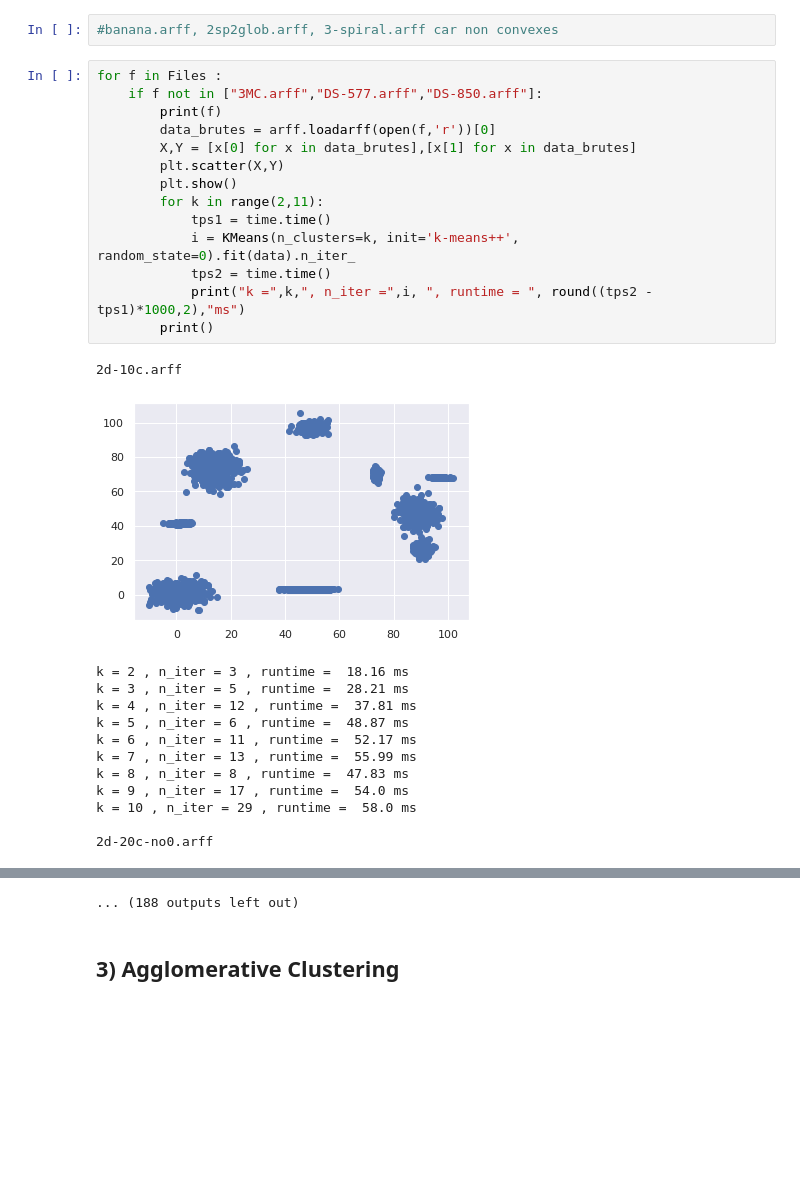
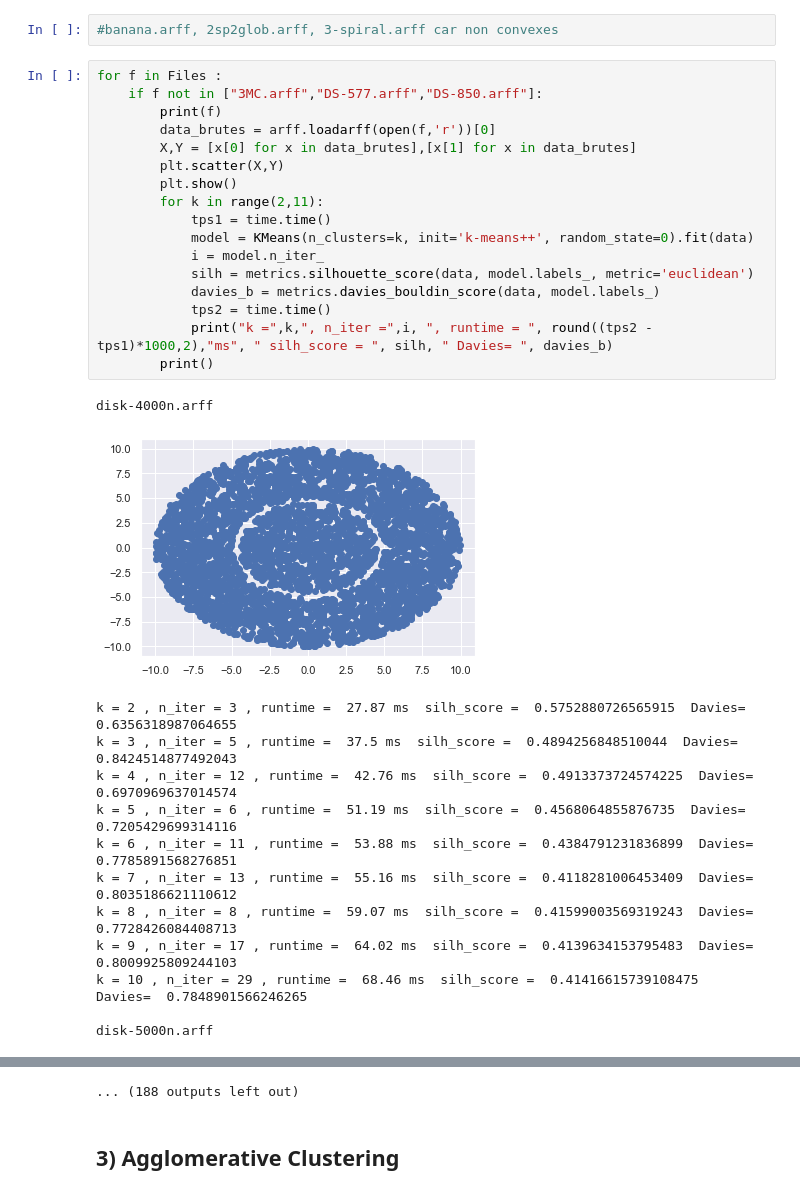
Before and after one commit to usernamedjpris/TP-apprentissage, a Jupyter notebook: TP1 - Clustering.ipynb, the cells around one changed output, grey strips where cells are left out. Cells and saved outputs as stored; diff of their text form; blank space fills up the shorter version.

```diff
--- a/TP1 - Clustering.ipynb
+++ b/TP1 - Clustering.ipynb
@@ -85,28 +85,31 @@ k = 10 , n_iter = 29 , runtime =  61.17 ms
 # %%
 for f in Files :
     if f not in ["3MC.arff","DS-577.arff","DS-850.arff"]:
         print(f)
         data_brutes = arff.loadarff(open(f,'r'))[0]
         X,Y = [x[0] for x in data_brutes],[x[1] for x in data_brutes]
         plt.scatter(X,Y)
         plt.show()
         for k in range(2,11):
             tps1 = time.time()
-            i = KMeans(n_clusters=k, init='k-means++', random_state=0).fit(data).n_iter_
+            model = KMeans(n_clusters=k, init='k-means++', random_state=0).fit(data)
+            i = model.n_iter_
+            silh = metrics.silhouette_score(data, model.labels_, metric='euclidean')
+            davies_b = metrics.davies_bouldin_score(data, model.labels_)
             tps2 = time.time()
-            print("k =",k,", n_iter =",i, ", runtime = ", round((tps2 - tps1)*1000,2),"ms")
+            print("k =",k,", n_iter =",i, ", runtime = ", round((tps2 - tps1)*1000,2),"ms", " silh_score = ", silh, " Davies= ", davies_b)
         print()
 # %% [output]
-2d-10c.arff
+disk-4000n.arff
-[figure, old version]
+[figure, new version]
-k = 2 , n_iter = 3 , runtime =  18.16 ms
-k = 3 , n_iter = 5 , runtime =  28.21 ms
-k = 4 , n_iter = 12 , runtime =  37.81 ms
-k = 5 , n_iter = 6 , runtime =  48.87 ms
-k = 6 , n_iter = 11 , runtime =  52.17 ms
-k = 7 , n_iter = 13 , runtime =  55.99 ms
-k = 8 , n_iter = 8 , runtime =  47.83 ms
-k = 9 , n_iter = 17 , runtime =  54.0 ms
-k = 10 , n_iter = 29 , runtime =  58.0 ms
+k = 2 , n_iter = 3 , runtime =  27.87 ms  silh_score =  0.5752880726565915  Davies=  0.6356318987064655
+k = 3 , n_iter = 5 , runtime =  37.5 ms  silh_score =  0.4894256848510044  Davies=  0.8424514877492043
+k = 4 , n_iter = 12 , runtime =  42.76 ms  silh_score =  0.4913373724574225  Davies=  0.6970969637014574
+k = 5 , n_iter = 6 , runtime =  51.19 ms  silh_score =  0.4568064855876735  Davies=  0.7205429699314116
+k = 6 , n_iter = 11 , runtime =  53.88 ms  silh_score =  0.4384791231836899  Davies=  0.7785891568276851
+k = 7 , n_iter = 13 , runtime =  55.16 ms  silh_score =  0.4118281006453409  Davies=  0.8035186621110612
+k = 8 , n_iter = 8 , runtime =  59.07 ms  silh_score =  0.41599003569319243  Davies=  0.7728426084408713
+k = 9 , n_iter = 17 , runtime =  64.02 ms  silh_score =  0.4139634153795483  Davies=  0.8009925809244103
+k = 10 , n_iter = 29 , runtime =  68.46 ms  silh_score =  0.41416615739108475  Davies=  0.7848901566246265
 
-2d-20c-no0.arff
+disk-5000n.arff
```
Also changed, not shown: parts of 5 cells of this notebook.
